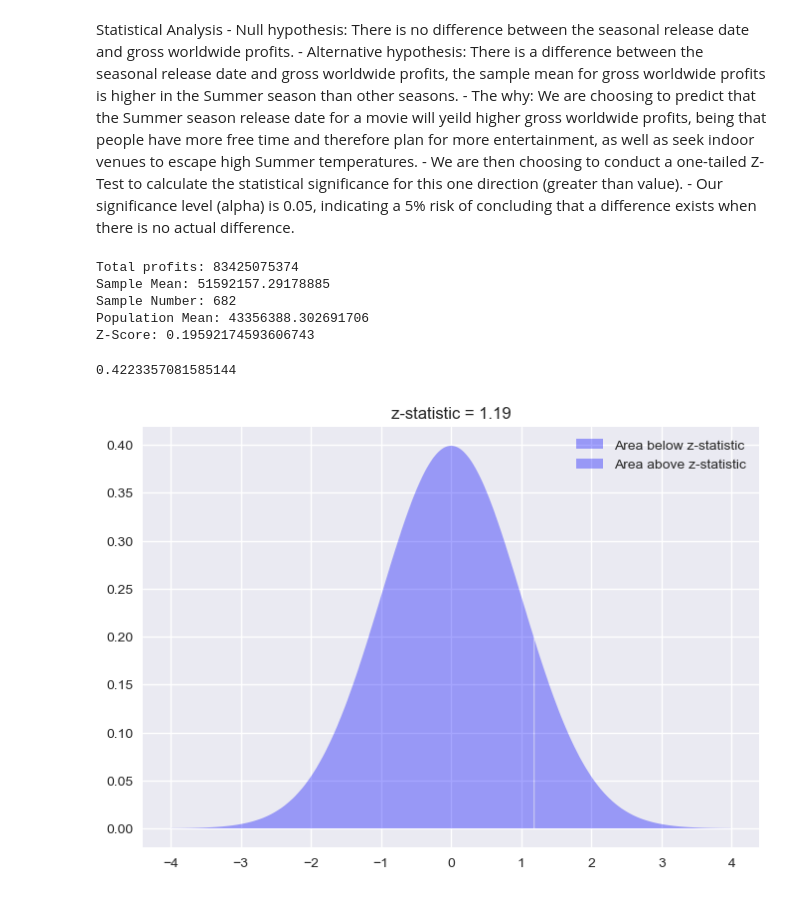
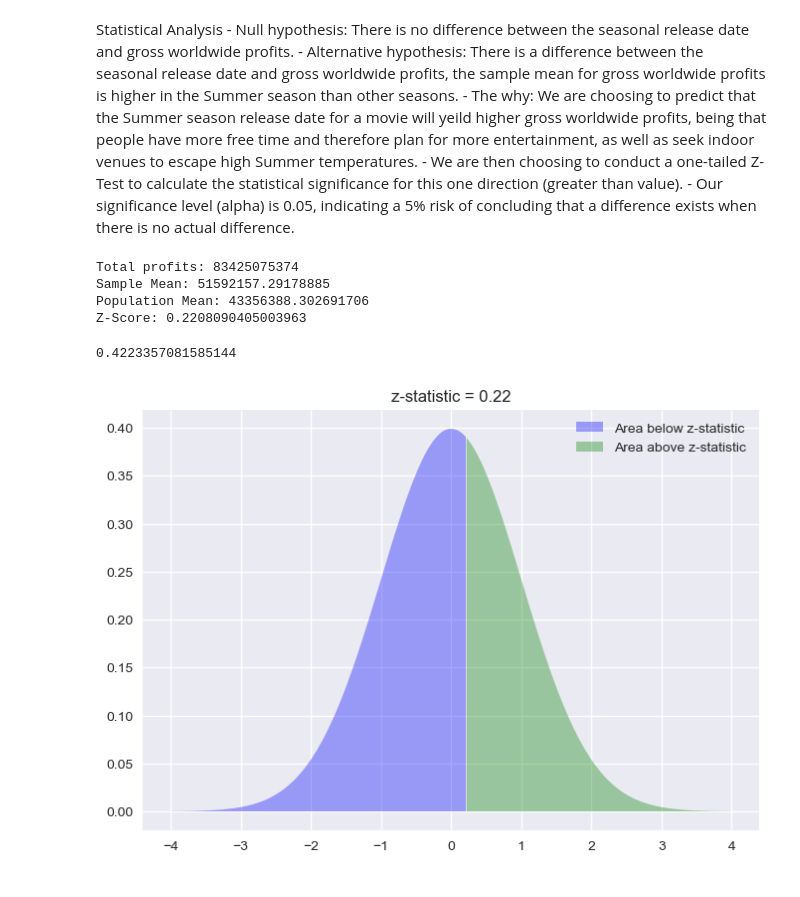
Before and after one commit to raguilarsoriano/CapstonePod5, a Jupyter notebook: Data Cleaning and merging dataframes.ipynb, the cells around one changed output. Saved outputs shown, nothing was run; the diff lists cells and outputs as text; code cells hidden in the pictures.

Commit message:
This is my final stats calculations and graphs

```diff
--- a/Data Cleaning and merging dataframes.ipynb
+++ b/Data Cleaning and merging dataframes.ipynb
@@ -454,7 +454,7 @@ Statistical Analysis
     - Our significance level (alpha) is 0.05, indicating a 5% risk of concluding that a difference exists when there is no actual difference.
 # %%
 #Code for z-test statistical analysis
-#Mercedez, Queen of Stats
+#Mercedez
 import scipy.stats as stats
 from math import sqrt
 
@@ -479,18 +479,19 @@ for i in cleaned_df.itertuples():
         spring_list.append(int(num))
 
 print('Sample Mean:', np.mean(summer_list))
-print('Sample Number:', len(summer_list))
+#print('Sample Number:', len(summer_list))
 
 x_bar = np.mean(summer_list) #sample mean
 n = 4 # number of seasons in a year
-sigma = np.std(summer_list) #sd of population
+sigma = np.std(summer_list + winter_list + fall_list + spring_list) #sd of population
 mu = (np.mean(summer_list) + np.mean(winter_list) + np.mean(fall_list) + np.mean(spring_list))/4 # Population mean
 print('Population Mean:',mu)
-z = (x_bar - mu)/(sigma/sqrt(n))
+
+z = (x_bar - mu)/(sigma/(sqrt(n)))
+
 print('Z-Score:',z)
 # %% [output]
 Total profits: 83425075374
 Sample Mean: 51592157.29178885
-Sample Number: 682
 Population Mean: 43356388.302691706
-Z-Score: 0.19592174593606743
+Z-Score: 0.2208090405003963
@@ -502,23 +505,23 @@ pval
 # %%
 #plot of value on a standard normal distribution
 import numpy as np
 import matplotlib.pyplot as plt
 %matplotlib inline
 
 plt.style.use('seaborn')
-plt.fill_between(x=np.arange(-4,1.19,0.01),
-                 y1= stats.norm.pdf(np.arange(-4,1.19,0.01)) ,
+plt.fill_between(x=np.arange(-4,0.22,0.01),
+                 y1= stats.norm.pdf(np.arange(-4,0.22,0.01)) ,
                  facecolor='blue',
                  alpha=0.35,
                  label= 'Area below z-statistic'
                  )
 
-plt.fill_between(x=np.arange(1.19,4,0.01),
-                 y1= stats.norm.pdf(np.arange(1.19,4,0.01)) ,
-                 facecolor='blue',
+plt.fill_between(x=np.arange(0.22,4,0.01),
+                 y1= stats.norm.pdf(np.arange(0.22,4,0.01)) ,
+                 facecolor='green',
                  alpha=0.35,
                  label= 'Area above z-statistic')
 plt.legend()
-plt.title ('z-statistic = 1.19');
+plt.title ('z-statistic = 0.22');
 # %% [output]
-[figure, old version]
+[figure, new version]
```
Also changed, not shown: parts of 3 cells of this notebook.
